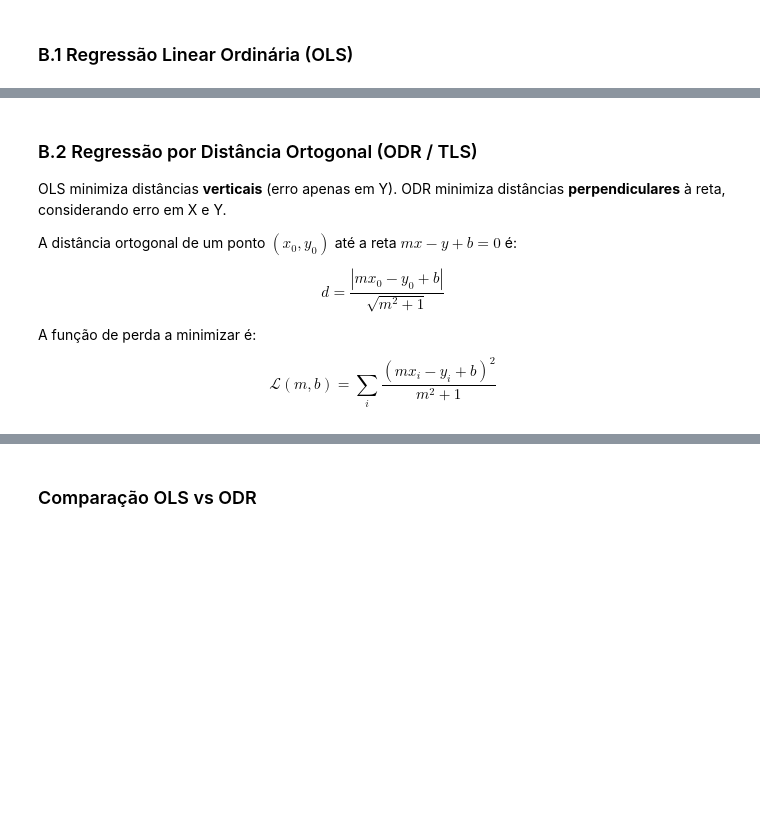
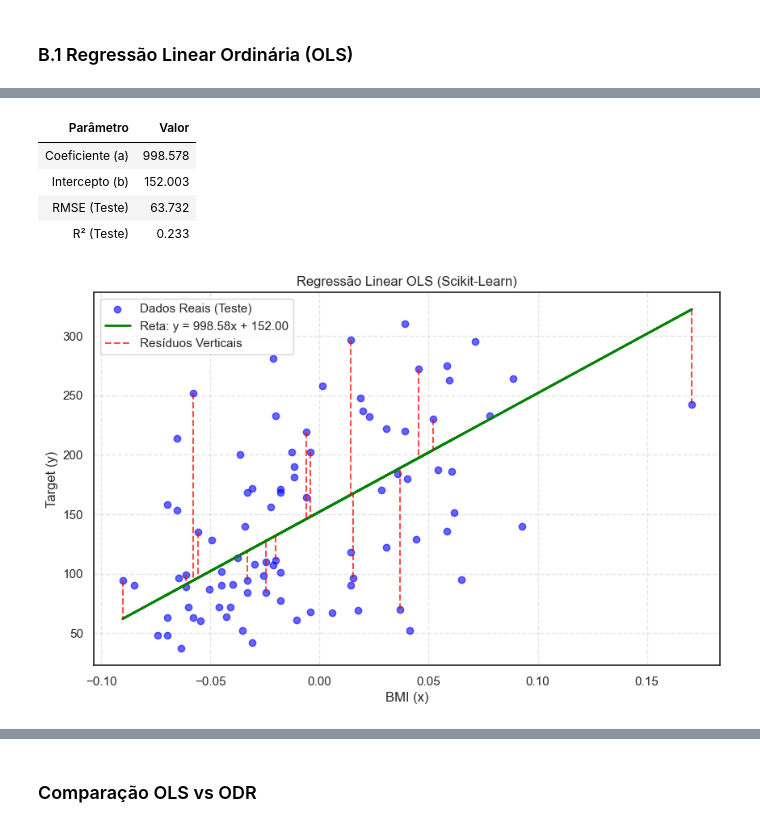
Before and after one commit to Asteriuz/CP1-IA, a Jupyter notebook: cp1-IA.ipynb, the cells around one changed output, grey strips where cells are left out. Saved outputs shown, nothing was run; the diff lists cells and outputs as text; code cells hidden in the pictures; blank space fills up the shorter version.

```diff
--- a/cp1-IA.ipynb
+++ b/cp1-IA.ipynb
@@ -41,10 +41,10 @@ def format_df_left(df, coluna_texto="Feature", casas_decimais=3):
 #### Carregando dados
 # %%
 data = load_diabetes()
-df = pd.DataFrame(data.data, columns=data.feature_names)
-df["target"] = data.target
+df_diabetes = pd.DataFrame(data.data, columns=data.feature_names)
+df_diabetes["target"] = data.target
 
-df.head()
+df_diabetes.head()
 # %% [output]
 |  | age | sex | bmi | bp | s1 | s2 | s3 | s4 | s5 | s6 | target |
 | 0 | 0.038076 | 0.050680 | 0.061696 | 0.021872 | -0.044223 | -0.034821 | -0.043401 | -0.002592 | 0.019907 | -0.017646 | 151.0 |
@@ -175,8 +175,8 @@ ordens de grandeza distintas. Nesse caso, a normalização seria necessária par
 # %% [markdown]
 ### 3. Modelo inicial (todas as features)
 # %%
-X_all = df[data.feature_names].values
-y = df["target"].values
+X_all = df_diabetes[data.feature_names].values
+y = df_diabetes["target"].values
 
 X_train_all, X_test_all, y_train_all, y_test_all = train_test_split(
     X_all, y, test_size=0.2, random_state=42
@@ -310,2 +428,9 @@ O atributo `bmi` (Índice de Massa Corporal) foi escolhido por ter a maior corre
+# %%
+X_bmi = df_diabetes["bmi"].values.reshape(-1, 1)
+y = df_diabetes["target"].values
+
+X_train_bmi, X_test_bmi, y_train_bmi, y_test_bmi = train_test_split(
+    X_bmi, y, test_size=0.2, random_state=42
+)
 # %% [markdown]
 ### B.1 Regressão Linear Ordinária (OLS)
@@ -381,13 +437,26 @@ plt.show()
-# %% [markdown]
-### B.2 Regressão por Distância Ortogonal (ODR / TLS)
-
-OLS minimiza distâncias **verticais** (erro apenas em Y).
-ODR minimiza distâncias **perpendiculares** à reta, considerando erro em X e Y.
-
-A distância ortogonal de um ponto $(x_0, y_0)$ até a reta $mx - y + b = 0$ é:
-
-$$d = \frac{|m x_0 - y_0 + b|}{\sqrt{m^2 + 1}}$$
-
-A função de perda a minimizar é:
-
-$$\mathcal{L}(m, b) = \sum_i \frac{(m x_i - y_i + b)^2}{m^2 + 1}$$
+# %%
+modelo = LinearRegression().fit(X_train_bmi, y_train_bmi)
+
+y_pred_test_ols = modelo.predict(X_test_bmi)
+y_pred_all_ols = modelo.predict(X_bmi)
+
+df_ols = avaliar_modelo_ols(y_test_bmi, y_pred_test_ols, modelo.coef_[0], modelo.intercept_)
+display(format_df_left(df_ols, "Parâmetro", casas_decimais=3))
+
+plotar_resultados(
+    X_test_bmi,
+    y_test_bmi,
+    X_bmi,
+    y_pred_all_ols,
+    modelo.coef_[0],
+    modelo.intercept_,
+    "Regressão Linear OLS (Scikit-Learn)",
+    "green",
+)
+# %% [output]
+| Parâmetro | Valor |
+| Coeficiente (a) | 998.578 |
+| Intercepto (b) | 152.003 |
+| RMSE (Teste) | 63.732 |
+| R² (Teste) | 0.233 |
+[figure, added]
```
Also changed, not shown: parts of 15 cells of this notebook, 2 other files.
